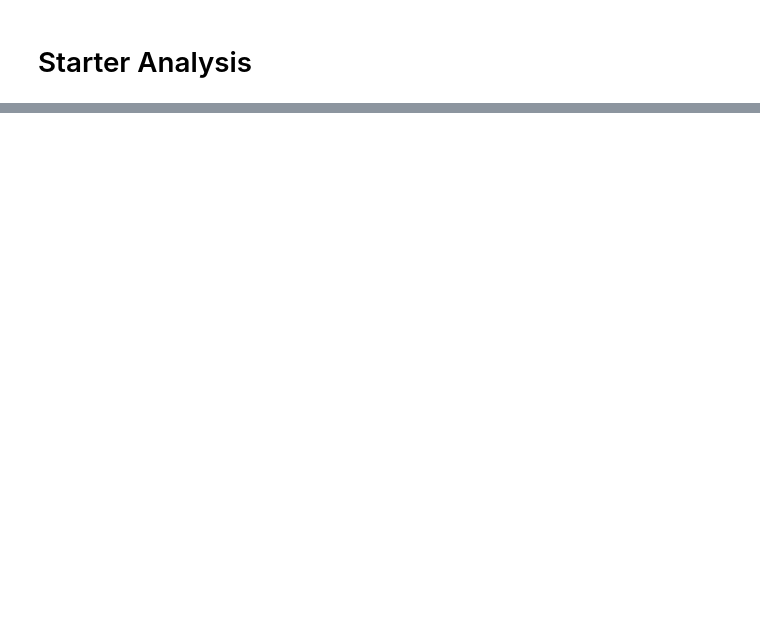
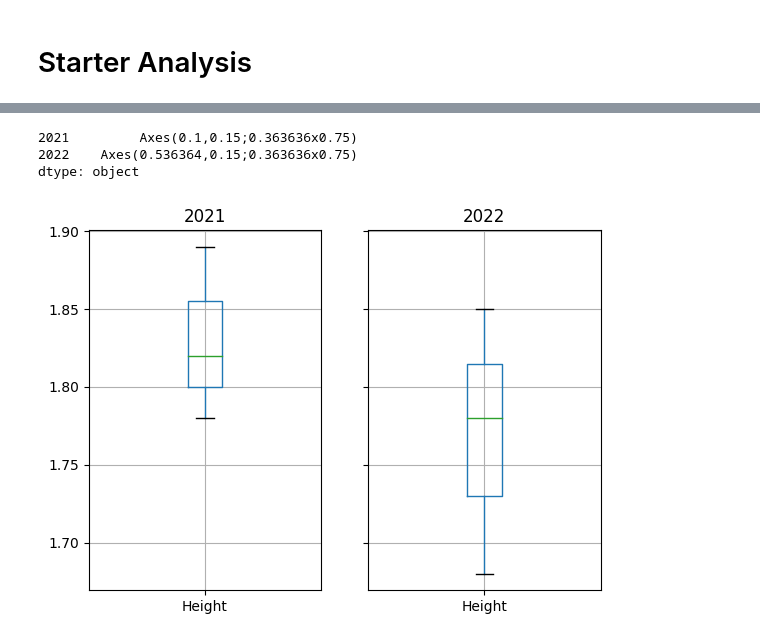
Before and after one commit to beallac/iitsec2023, a Jupyter notebook: Starter_Anaylsis.ipynb, the cells around one changed output, grey strips where cells are left out. Cells and saved outputs as stored; diff of their text form; code cells hidden in the pictures; blank space fills up the shorter version.

```diff
--- a/Starter_Anaylsis.ipynb
+++ b/Starter_Anaylsis.ipynb
@@ -22,2 +41,10 @@ df.head(25)
 # %%
 # Group the data by year, and then make boxplots for height
+
+dg = df.groupby('Year')
+dg.boxplot(column = 'Height')
+# %% [output]
+2021         Axes(0.1,0.15;0.363636x0.75)
+2022    Axes(0.536364,0.15;0.363636x0.75)
+dtype: object
+[figure, added]
```
Also changed, not shown: parts of 3 cells of this notebook.
